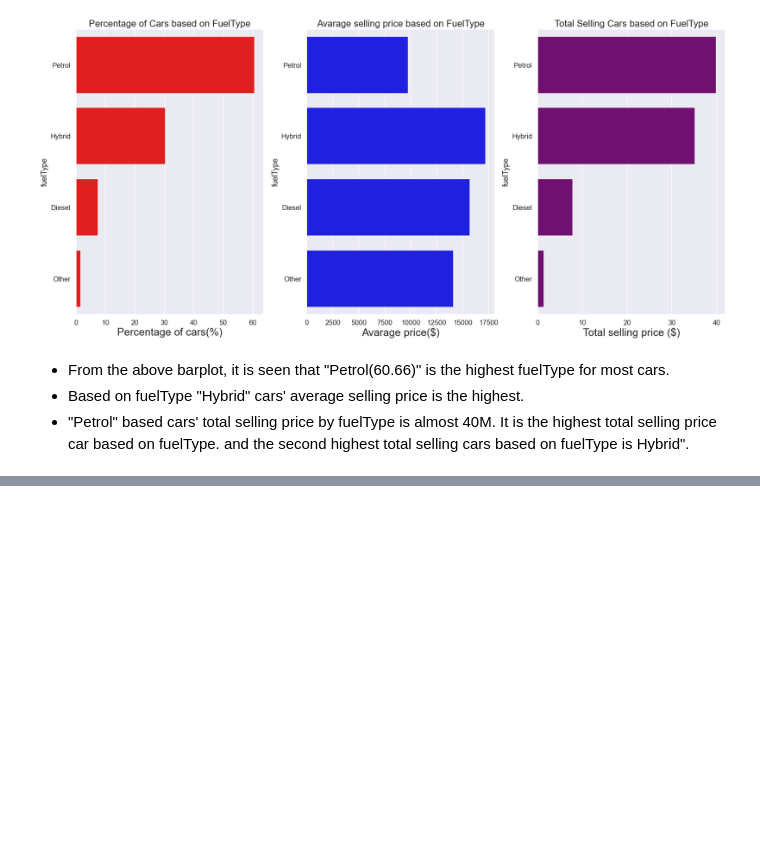
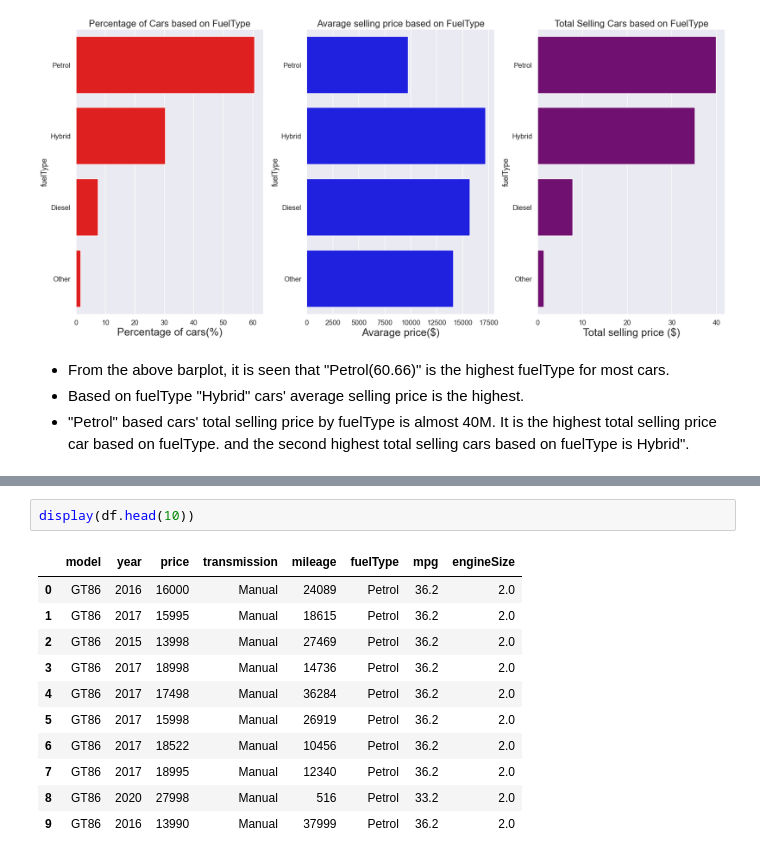
Before and after one commit to Sourish8/toyota_used_car_analysis-, a Jupyter notebook: toyota_used_car_EDA.ipynb, the cells around one changed output, grey strips where cells are left out. Saved outputs shown, nothing was run; the diff lists cells and outputs as text; blank space fills up the shorter version.

```diff
--- a/toyota_used_car_EDA.ipynb
+++ b/toyota_used_car_EDA.ipynb
@@ -546,0 +570,14 @@ plt.show()
+# %%
+display(df.head(10))
+# %% [output]
+|  | model | year | price | transmission | mileage | fuelType | mpg | engineSize |
+| 0 | GT86 | 2016 | 16000 | Manual | 24089 | Petrol | 36.2 | 2.0 |
+| 1 | GT86 | 2017 | 15995 | Manual | 18615 | Petrol | 36.2 | 2.0 |
+| 2 | GT86 | 2015 | 13998 | Manual | 27469 | Petrol | 36.2 | 2.0 |
+| 3 | GT86 | 2017 | 18998 | Manual | 14736 | Petrol | 36.2 | 2.0 |
+| 4 | GT86 | 2017 | 17498 | Manual | 36284 | Petrol | 36.2 | 2.0 |
+| 5 | GT86 | 2017 | 15998 | Manual | 26919 | Petrol | 36.2 | 2.0 |
+| 6 | GT86 | 2017 | 18522 | Manual | 10456 | Petrol | 36.2 | 2.0 |
+| 7 | GT86 | 2017 | 18995 | Manual | 12340 | Petrol | 36.2 | 2.0 |
+| 8 | GT86 | 2020 | 27998 | Manual | 516 | Petrol | 33.2 | 2.0 |
+| 9 | GT86 | 2016 | 13990 | Manual | 37999 | Petrol | 36.2 | 2.0 |
```
Also changed, not shown: parts of 24 cells of this notebook.
